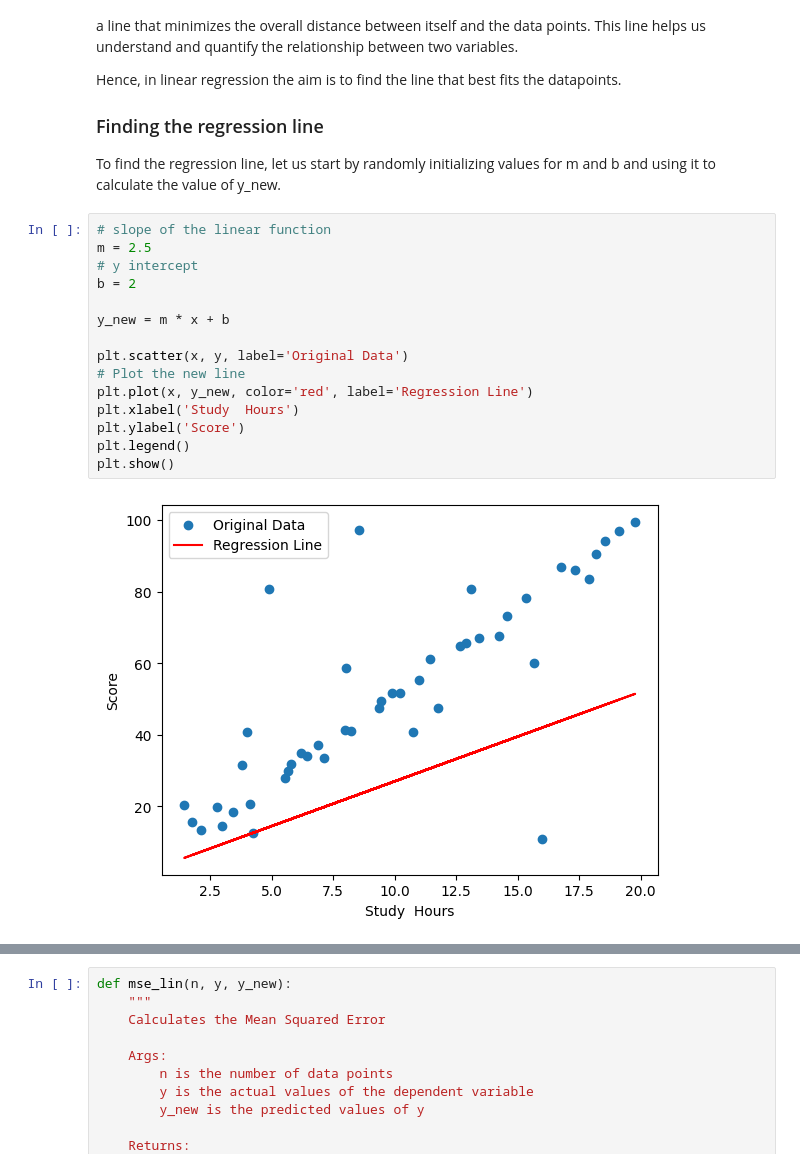
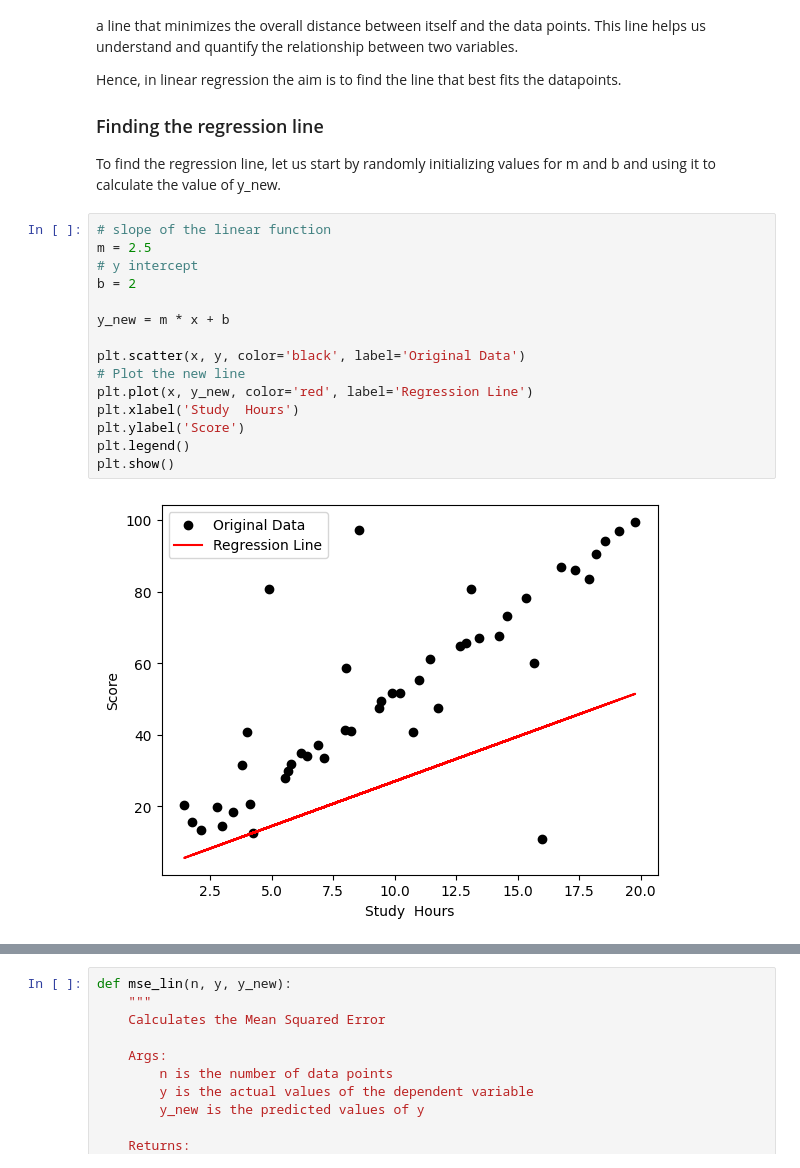
Before and after one commit to kayc0des/linear-regression, a Jupyter notebook: simple.ipynb, the cells around one changed output, grey strips where cells are left out. Drawn from its saved outputs; the diff is of its cells as text.

```diff
--- a/simple.ipynb
+++ b/simple.ipynb
@@ -116,17 +116,17 @@ To find the regression line, let us start by randomly initializing values for m
 # %%
 # slope of the linear function
 m = 2.5
 # y intercept
 b = 2
 
 y_new = m * x + b
 
-plt.scatter(x, y, label='Original Data')
+plt.scatter(x, y, color='black', label='Original Data')
 # Plot the new line
 plt.plot(x, y_new, color='red', label='Regression Line')
 plt.xlabel('Study  Hours')
 plt.ylabel('Score')
 plt.legend()
 plt.show()
 # %% [output]
-[figure, old version]
+[figure, new version]
```
Also changed, not shown: parts of 3 cells of this notebook.
